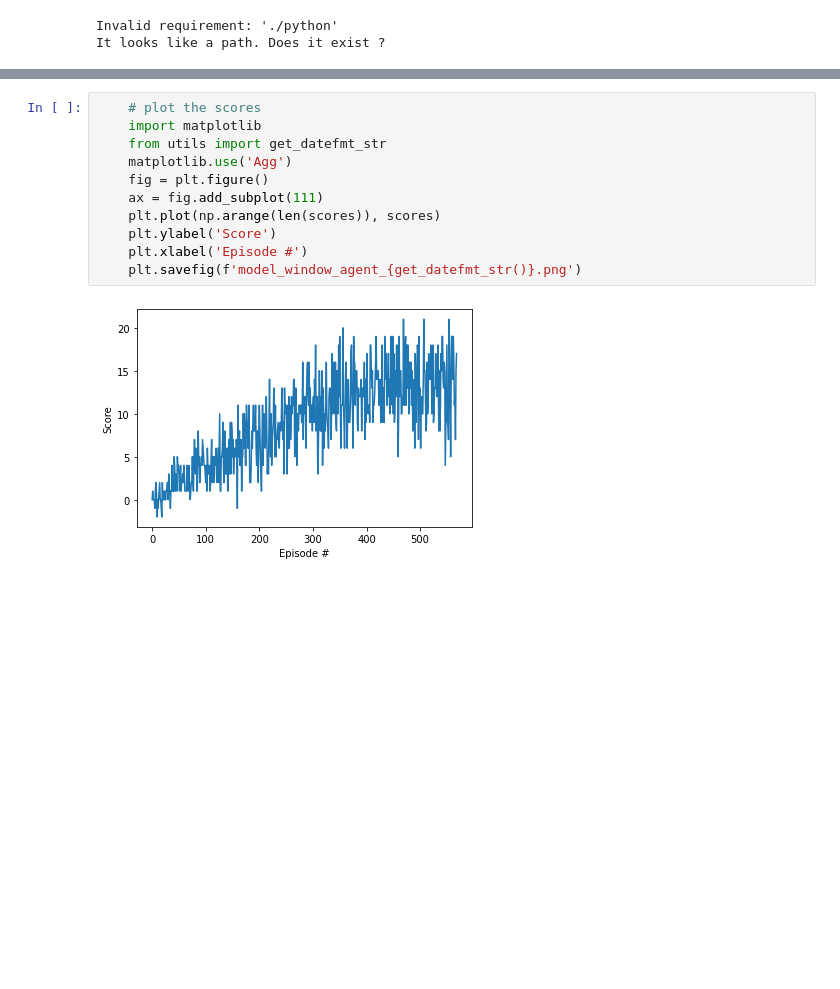
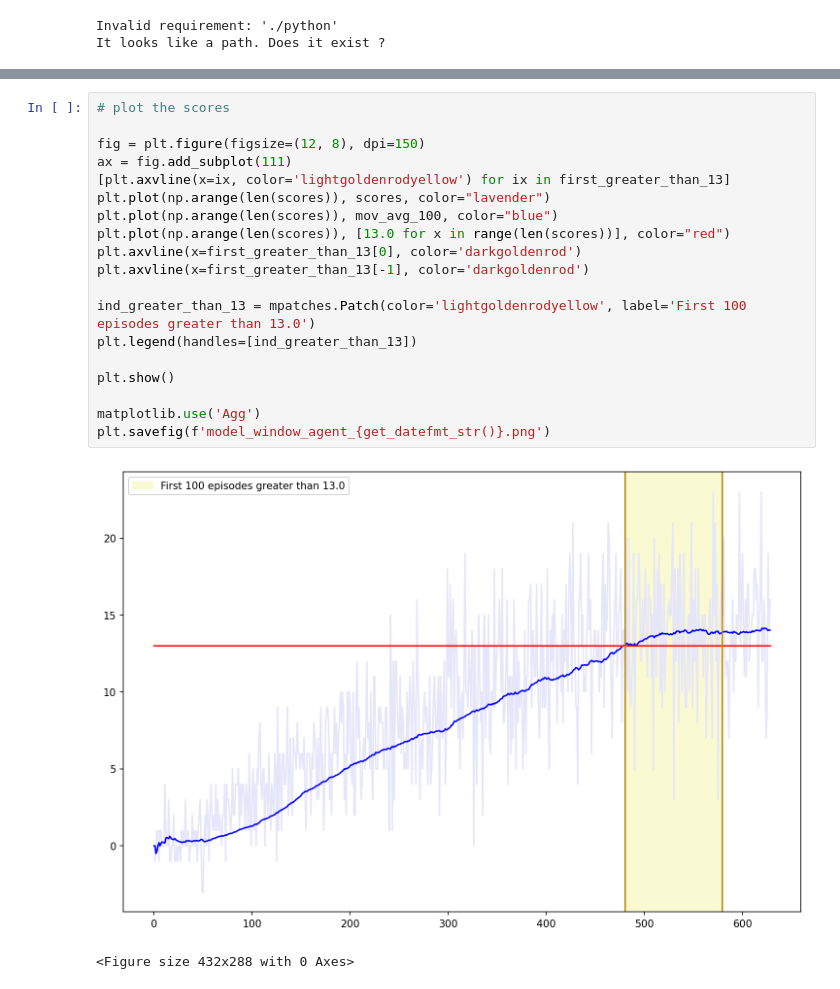
Before and after one commit to loppjp/banana_rl, a Jupyter notebook: Navigation.ipynb, the cells around one changed output, grey strips where cells are left out. Drawn from its saved outputs; the diff is of its cells as text; blank space fills up the shorter version.

Commit message:
Updated Navigation.ipynb for resubmit
Increaced Navigation.ipynb plot detail. Uploaded latest trained
agent, saved plot. Updated report with further detail about
solution

```diff
--- a/Navigation.ipynb
+++ b/Navigation.ipynb
@@ -72,13 +95,22 @@ Environment solved in 469 episodes!     Average Score: 13.46
 # %%
-    # plot the scores
-    import matplotlib
-    from utils import get_datefmt_str
-    matplotlib.use('Agg')
-    fig = plt.figure()
-    ax = fig.add_subplot(111)
-    plt.plot(np.arange(len(scores)), scores)
-    plt.ylabel('Score')
-    plt.xlabel('Episode #')
-    plt.savefig(f'model_window_agent_{get_datefmt_str()}.png')
+# plot the scores
+
+fig = plt.figure(figsize=(12, 8), dpi=150)
+ax = fig.add_subplot(111)
+[plt.axvline(x=ix, color='lightgoldenrodyellow') for ix in first_greater_than_13]
+plt.plot(np.arange(len(scores)), scores, color="lavender")
+plt.plot(np.arange(len(scores)), mov_avg_100, color="blue")
+plt.plot(np.arange(len(scores)), [13.0 for x in range(len(scores))], color="red")
+plt.axvline(x=first_greater_than_13[0], color='darkgoldenrod')
+plt.axvline(x=first_greater_than_13[-1], color='darkgoldenrod')
+
+ind_greater_than_13 = mpatches.Patch(color='lightgoldenrodyellow', label='First 100 episodes greater than 13.0')
+plt.legend(handles=[ind_greater_than_13])
+
+plt.show()
+
+matplotlib.use('Agg')
+plt.savefig(f'model_window_agent_{get_datefmt_str()}.png')
 # %% [output]
-[figure, old version]
+[figure, new version]
+<Figure size 432x288 with 0 Axes>
```
Also changed, not shown: parts of 3 cells of this notebook, 4 other files.
